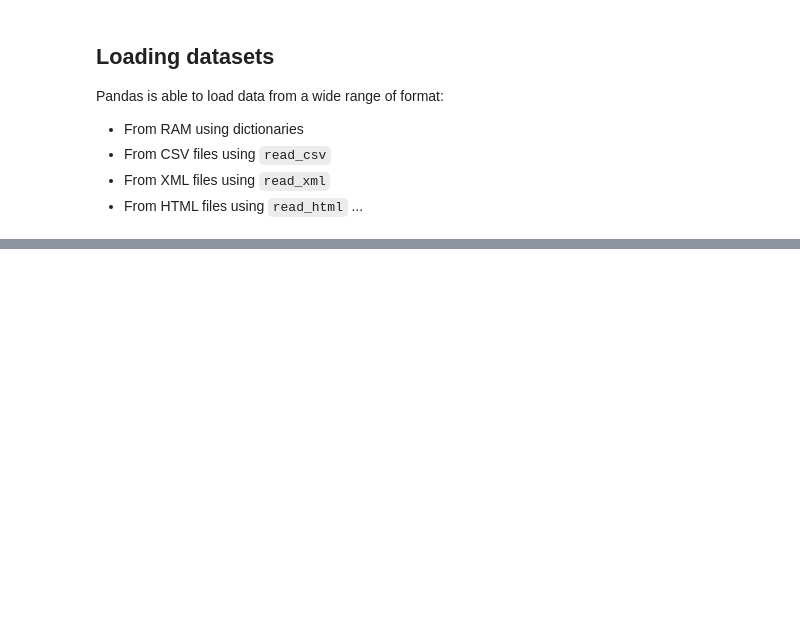
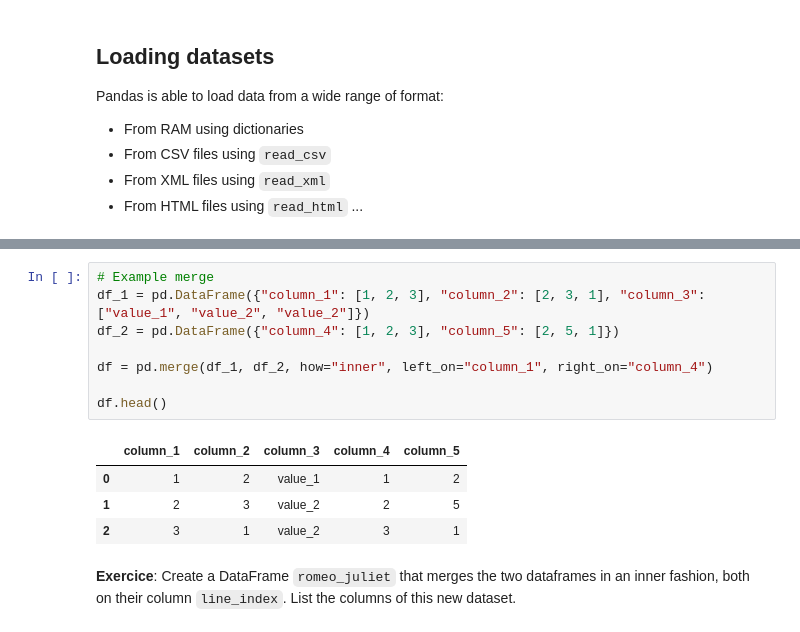
Before and after one commit to py4SHS/data_manipulation, a Jupyter notebook: lab_data_manipulation.ipynb, the cells around one changed output, grey strips where cells are left out. Drawn from its saved outputs; the diff is of its cells as text; blank space fills up the shorter version.

```diff
--- a/lab_data_manipulation.ipynb
+++ b/lab_data_manipulation.ipynb
@@ -276,0 +75,15 @@ Most plots are integrated within the library, using the following syntax:
+# %%
+# Example merge
+df_1 = pd.DataFrame({"column_1": [1, 2, 3], "column_2": [2, 3, 1], "column_3": ["value_1", "value_2", "value_2"]})
+df_2 = pd.DataFrame({"column_4": [1, 2, 3], "column_5": [2, 5, 1]})
+
+df = pd.merge(df_1, df_2, how="inner", left_on="column_1", right_on="column_4")
+
+df.head()
+# %% [output]
+|  | column_1 | column_2 | column_3 | column_4 | column_5 |
+| 0 | 1 | 2 | value_1 | 1 | 2 |
+| 1 | 2 | 3 | value_2 | 2 | 5 |
+| 2 | 3 | 1 | value_2 | 3 | 1 |
+# %% [markdown]
+**Exercice**: Create a DataFrame `romeo_juliet` that merges the two dataframes in an inner fashion, both on their column `line_index`. List the columns of this new dataset.
```
Also changed, not shown: parts of 117 cells of this notebook, 7 other files.
